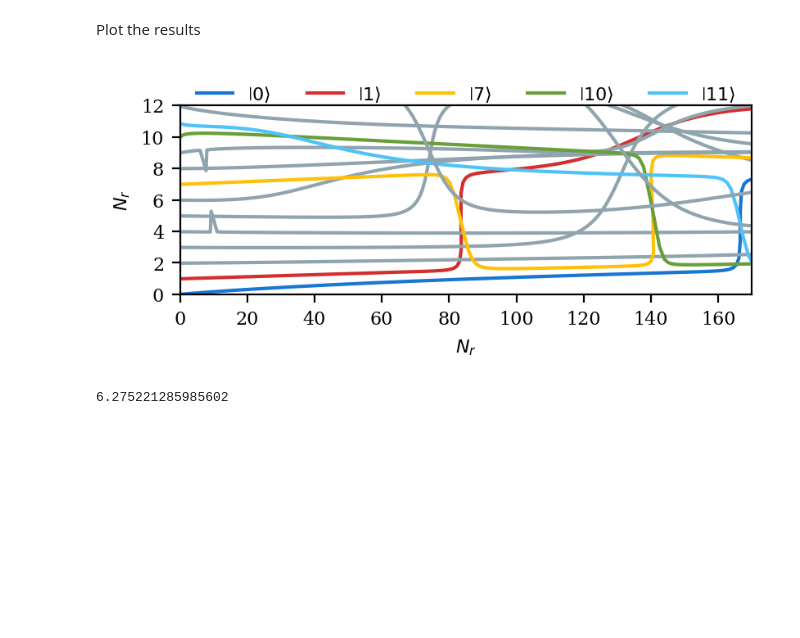
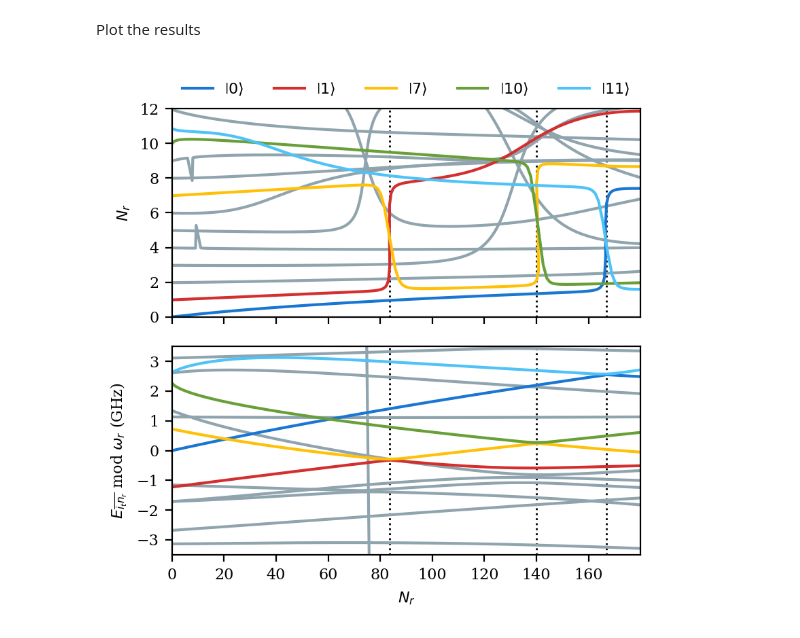
Before and after one commit to TheSQuaD-IQ/blueprint, a Jupyter notebook: tutorial/transmon/branch_analysis.ipynb, the cells around one changed output. Drawn from its saved outputs; the diff is of its cells as text; code cells hidden in the pictures; blank space fills up the shorter version.

Commit message:
Add modular energy analysis to the transmon branch analysis

```diff
--- a/tutorial/transmon/branch_analysis.ipynb
+++ b/tutorial/transmon/branch_analysis.ipynb
@@ -97,15 +98,14 @@ qubit.diagonalize(truncated_dim=QUBIT_DIM)
 # %% [markdown]
 Create the resonator to which the qubit is coupled to
 # %%
-
 RES_LABEL: str = "resonator"
 RES_FREQ: float = 7.5 * GHz
-RES_IMPEDENCE: float = 50.0
+RES_IMPEDANCE: float = 50.0
 RES_DIM: int = 300
 
 resonator = HarmonicOscillator.from_frequency(
     label=RES_LABEL,
     frequency=RES_FREQ,
-    impedence=RES_IMPEDENCE,
+    impedance=RES_IMPEDANCE,
     dim=RES_DIM,
 )
@@ -123,7 +114,15 @@ device.add_capacative_coupling(("transmon", "resonator"), "coupling", COUPLING /
+# %%
+RES_COUPLING_LABEL: str = "res-coupling"
+RES_COUPLING_STRENGTH: float = 120 * MHz
+
+device = Device(qubit, resonator)
+
+res_coupling_strength = RES_COUPLING_STRENGTH / resonator.charge_zpf
+coupling = get_capacitive_coupling(RES_COUPLING_LABEL, qubit, resonator, res_coupling_strength)
+device.add_coupling(coupling)
 # %% [markdown]
 Perform the branch analysis
 # %%
-hamiltonian = device.get_hamiltonian()
 energies, states = device.get_eigenstates()
 
 ground_inds = jnp.argmax(jnp.abs(states[::RES_DIM]), axis=1)
@@ -142,40 +141,58 @@ qubit_populations = jnp.real(expectation_value(branches, qubit_num_op))
 
 res_populations = res_populations.reshape(QUBIT_DIM, RES_DIM)
 qubit_populations = qubit_populations.reshape(QUBIT_DIM, RES_DIM)
+
+offset = 0.5 * resonator.frequency
+modular_energies = ((branch_energies + offset) % resonator.frequency) - offset
+modular_energies = modular_energies.reshape(QUBIT_DIM, RES_DIM)
 # %% [markdown]
 Plot the results
 # %%
-figsize = get_figsize(width_scale=1.25)  # Use the recommended figure size for two-column figures
+figsize = get_figsize(width_scale=1.25, height_scale=2)  # Use the recommended figure size for two-column figures
 rc_params = get_rc_params()  # Use the recommended rc params
 
 highlighted_states = (0, 1, 7, 10, 11)
 colors = ["#1976d2", "#d32f2f", "#ffc107", "#689f38", "#4fc3f7"]
 default_color = "#90a4ae"
 
-states = list(range(QUBIT_DIM))
+resonance_populations = (83.6, 140, 167)
 
+states = tuple(range(QUBIT_DIM))
+background_states = (state for state in states if state not in highlighted_states)
 with plt.rc_context(rc=rc_params):
-    fig, ax = plt.subplots(figsize=figsize, sharex=True, tight_layout=True, dpi=200)
+    fig, axs = plt.subplots(nrows=2, sharex=True, figsize=figsize, tight_layout=True, dpi=200)
+    population_ax, energy_ax = axs
 
-    for state in states:
-        if state in highlighted_states:
-            state_ind = highlighted_states.index(state)
-            color = colors[state_ind]
-            label = f"$\\left\\vert {{{state}}} \\right\\rangle$"
-        else:
-            color = default_color
-            label = None
-        ax.plot(res_populations[state], qubit_populations[state], color=color, label=label)
+    for res_population in resonance_populations:
+        population_ax.axvline(res_population, color="black", linestyle=":", linewidth=1)
+        energy_ax.axvline(res_population, color="black", linestyle=":", linewidth=1)
 
-    ax.legend(ncols=5, frameon=False, loc="upper center", bbox_to_anchor=(0.5, 1.2))
-    ax.set_xlim(0, 170)
-    ax.set_xticks([0, 20, 40, 60, 80, 100, 120, 140, 160])
-    ax.set_xlabel(r"$N_{r}$")
+    for state in background_states:
+        population_ax.plot(res_populations[state], qubit_populations[state], color=default_color)
+        energy_ax.plot(res_populations[state], modular_energies[state] / GHz, color=default_color)
 
-    ax.set_ylim(0, 12)
-    ax.set_yticks([0, 2, 4, 6, 8, 10, 12])
-    ax.set_ylabel(r"$N_{r}$")
+    for state in highlighted_states:
+        state_ind = highlighted_states.index(state)
+        color = colors[state_ind]
+        label = f"$\\left\\vert {{{state}}} \\right\\rangle$"
+
+        population_ax.plot(res_populations[state], qubit_populations[state], color=color, label=label)
+        energy_ax.plot(res_populations[state], modular_energies[state] / GHz, color=color, label=label)
+
+    population_ax.legend(ncols=5, frameon=False, loc="upper center", bbox_to_anchor=(0.5, 1.2))
+
+    population_ax.set_ylim(0, 12)
+    population_ax.set_yticks([0, 2, 4, 6, 8, 10, 12])
+    population_ax.set_ylabel(r"$N_{r}$")
+
+    energy_ax.set_ylim(-3.5, 3.5)
+    energy_ax.set_yticks([-3, -2, -1, 0, 1, 2, 3])
+    energy_ax.set_ylabel(r"$E_{\overline{i_{t}n_{r}}}$ mod $\omega_r$ (GHz)")
+
+    energy_ax.set_xlim(0, 180)
+    energy_ax.set_xticks([0, 20, 40, 60, 80, 100, 120, 140, 160])
+    energy_ax.set_xlabel(r"$N_{r}$")
 
 plt.show()
 # %% [output]
-[figure, old version]
+[figure, new version]
@@ -185,6 +198,0 @@ chi = (energies_reshaped[1][1] - energies_reshaped[1][0] - energies_reshaped[0][
-# %%
-transmon_freq = energies_reshaped[1][0] - energies_reshaped[0][0]
-
-print(transmon_freq / GHz)
-# %% [output]
-6.275221285985602
```
Also changed, not shown: parts of 6 cells of this notebook.
